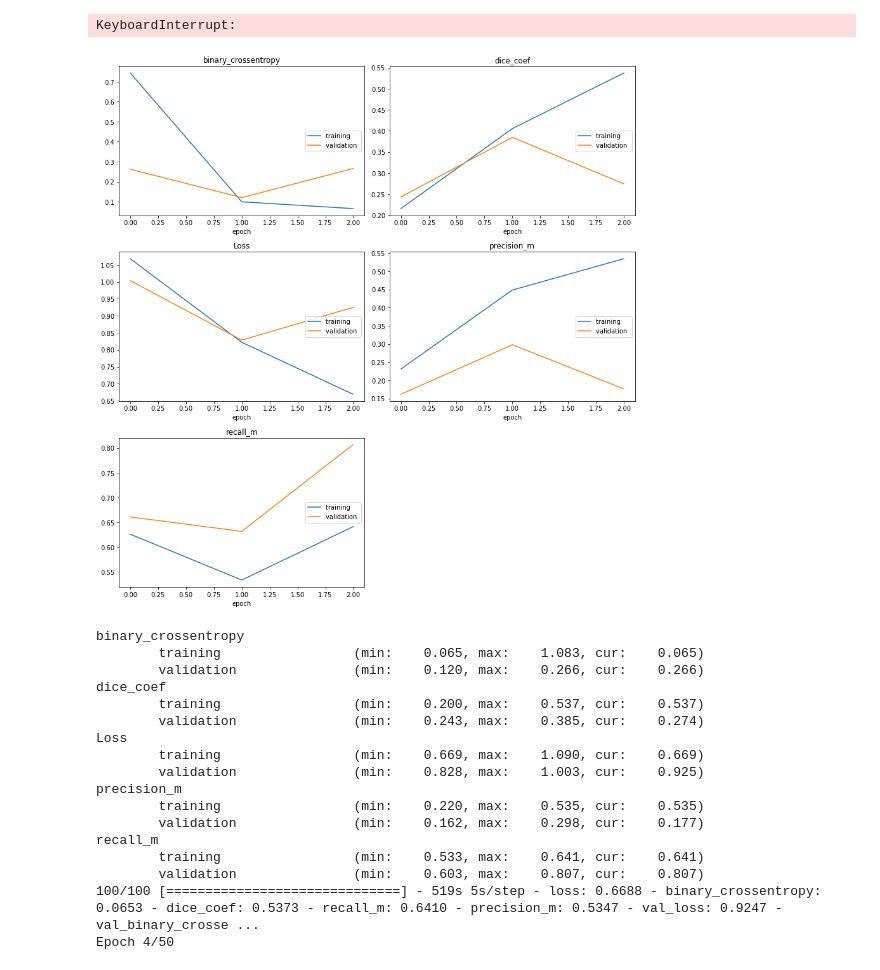
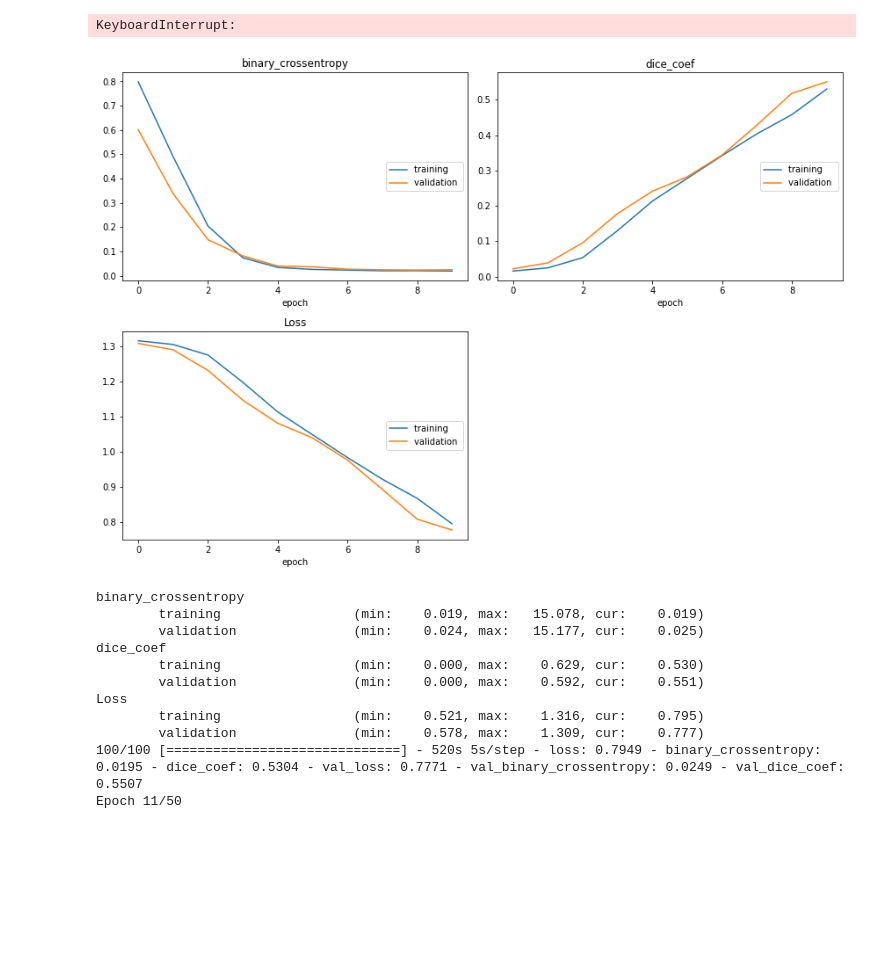
Before and after one commit to BBQtime/HNSCC-ct-pet-tumor-segmentation, a Jupyter notebook: 3D unet plus plus.ipynb, the cells around one changed output. Cells and saved outputs as stored; diff of their text form; code cells hidden in the pictures; blank space fills up the shorter version.

```diff
--- a/3D unet plus plus.ipynb
+++ b/3D unet plus plus.ipynb
@@ -624,7 +624,7 @@ from tensorflow.keras.regularizers import l2
 from tensorflow.keras.utils import plot_model
 
 smooth = 1.
-dropout_rate = 0.5
+dropout_rate = 0.1
 
 ########################################
 # 3D Standard
@@ -811,7 +812,7 @@ from tensorflow.keras.callbacks import ModelCheckpoint, CSVLogger
 #project_name = PROJECT_NAME
 
 
-def train(att_input= True, loss_function= bce_dice_loss, retrain = False):
+def train(att_input= False, loss_function= dice_coef_loss, retrain = False):
     batch_size = BATCH_SIZE
     project_name = PROJECT_NAME
     print(project_name)
@@ -851,8 +852,8 @@ def train(att_input= True, loss_function= bce_dice_loss, retrain = False):
     from tensorflow.keras import metrics
 
 
-    model.compile(optimizer=Adam(lr=1e-4),
-                  loss=loss_function, metrics=[metrics.binary_crossentropy, dice_coef, recall_m, precision_m])
+    model.compile(optimizer=Adam(lr=1e-6),
+                  loss=loss_function, metrics=[metrics.binary_crossentropy, dice_coef])#, recall_m, precision_m])
 
 
     #model.fit(imgs_train, imgs_mask_train, batch_size=1, epochs=50, verbose=1, shuffle=True, validation_split=0.10, callbacks=[model_checkpoint, csv_logger])
@@ -895,25 +896,19 @@ PROJECT_NAME = 'UNET_PP_ATT1_BCE_DICE'
 train(True)
 # %%
 os.environ["CUDA_VISIBLE_DEVICES"]='1'
-PROJECT_NAME = 'UNET_PP_ATT1_DICE'
+PROJECT_NAME = 'UNET_PP_ATT0_DICE'
 
 train(att_input= False, loss_function= dice_coef_loss, retrain = False)
 # %% [output]
-[figure, old version]
+[figure, new version]
 binary_crossentropy
-        training                 (min:    0.065, max:    1.083, cur:    0.065)
-        validation               (min:    0.120, max:    0.266, cur:    0.266)
+        training                 (min:    0.019, max:   15.078, cur:    0.019)
+        validation               (min:    0.024, max:   15.177, cur:    0.025)
 dice_coef
-        training                 (min:    0.200, max:    0.537, cur:    0.537)
-        validation               (min:    0.243, max:    0.385, cur:    0.274)
+        training                 (min:    0.000, max:    0.629, cur:    0.530)
+        validation               (min:    0.000, max:    0.592, cur:    0.551)
 Loss
-        training                 (min:    0.669, max:    1.090, cur:    0.669)
-        validation               (min:    0.828, max:    1.003, cur:    0.925)
-precision_m
-        training                 (min:    0.220, max:    0.535, cur:    0.535)
-        validation               (min:    0.162, max:    0.298, cur:    0.177)
-recall_m
-        training                 (min:    0.533, max:    0.641, cur:    0.641)
-        validation               (min:    0.603, max:    0.807, cur:    0.807)
-100/100 [==============================] - 519s 5s/step - loss: 0.6688 - binary_crossentropy: 0.0653 - dice_coef: 0.5373 - recall_m: 0.6410 - precision_m: 0.5347 - val_loss: 0.9247 - val_binary_crosse ...
-Epoch 4/50
+        training                 (min:    0.521, max:    1.316, cur:    0.795)
+        validation               (min:    0.578, max:    1.309, cur:    0.777)
+100/100 [==============================] - 520s 5s/step - loss: 0.7949 - binary_crossentropy: 0.0195 - dice_coef: 0.5304 - val_loss: 0.7771 - val_binary_crossentropy: 0.0249 - val_dice_coef: 0.5507
+Epoch 11/50
```
Also changed, not shown: parts of 2 cells of this notebook, 4 other files.
